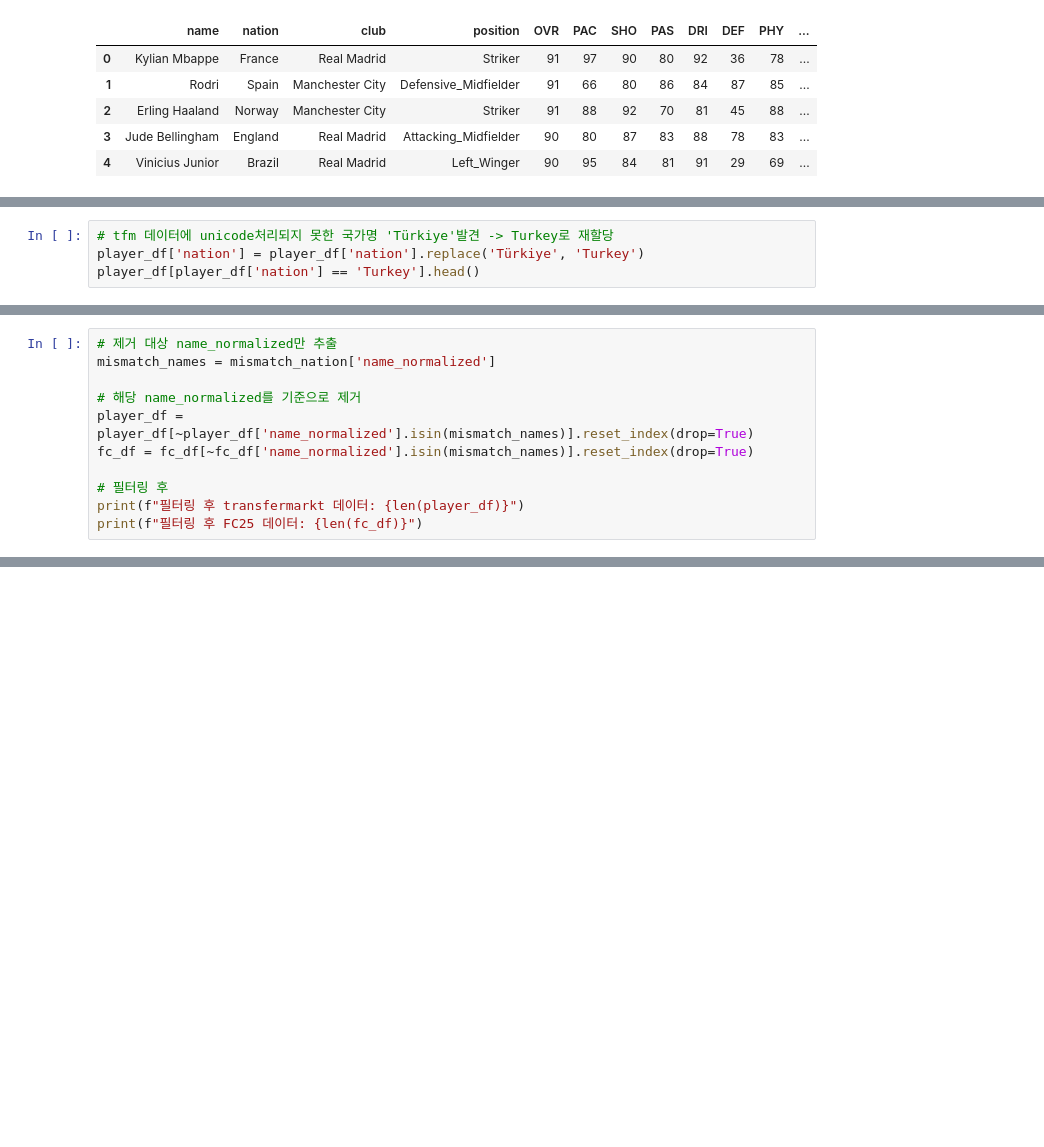
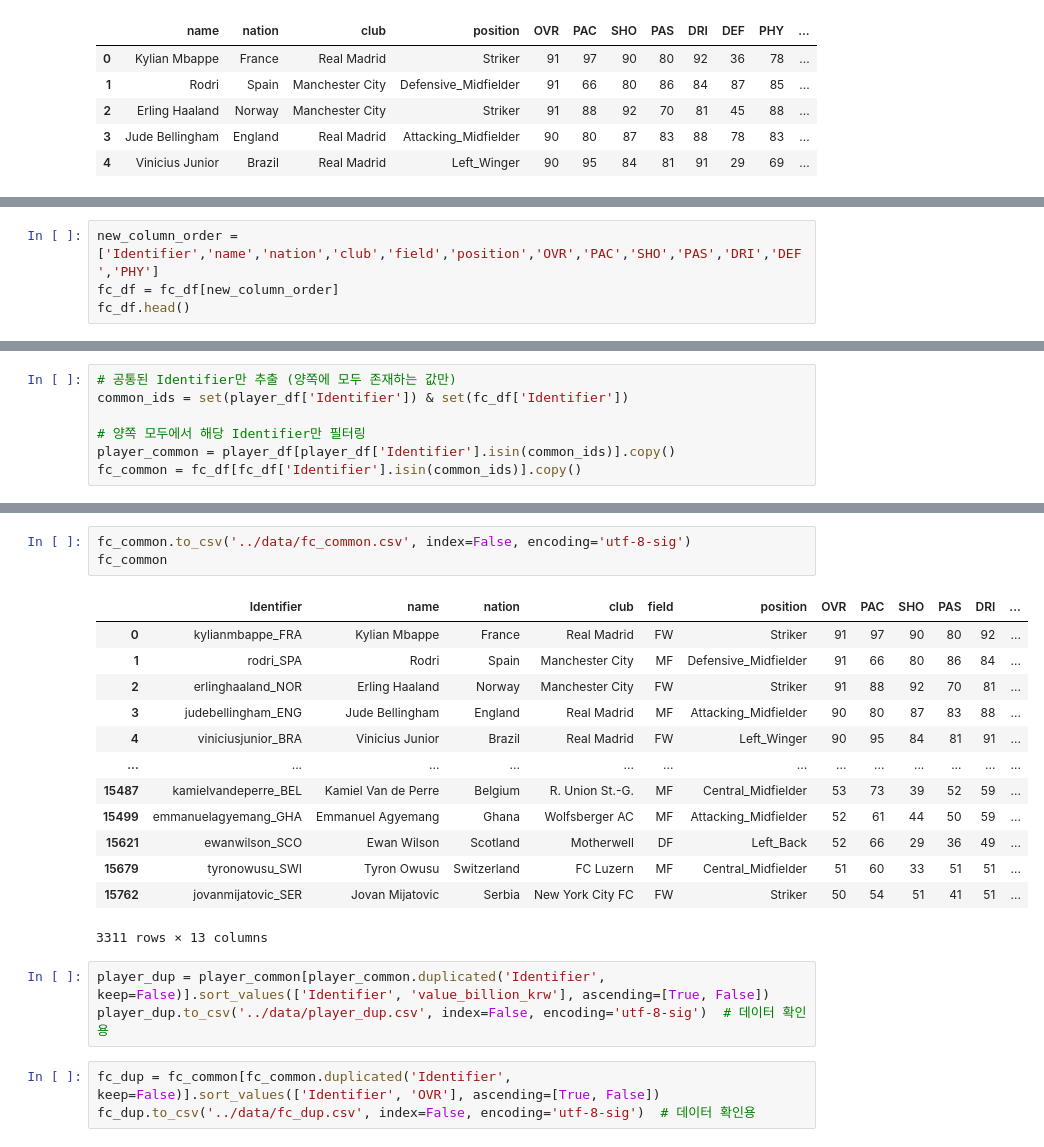
Before and after one commit to sesac-dragon/project_jeon99yu, a Jupyter notebook: notebooks/fc25_cleaning.ipynb, the cells around one changed output, grey strips where cells are left out. Cells and saved outputs as stored; diff of their text form; blank space fills up the shorter version.

```diff
--- a/notebooks/fc25_cleaning.ipynb
+++ b/notebooks/fc25_cleaning.ipynb
@@ -354,4 +241,0 @@ fc_df.to_csv('../data/cleaning_fc1.csv', index=False, encoding='utf-8-sig')
-# %%
-# tfm 데이터에 unicode처리되지 못한 국가명 'Türkiye'발견 -> Turkey로 재할당
-player_df['nation'] = player_df['nation'].replace('Türkiye', 'Turkey')
-player_df[player_df['nation'] == 'Turkey'].head()
@@ -385,11 +241,0 @@ mismatch_nation
-# %%
-# 제거 대상 name_normalized만 추출
-mismatch_names = mismatch_nation['name_normalized']
-
-# 해당 name_normalized를 기준으로 제거
-player_df = player_df[~player_df['name_normalized'].isin(mismatch_names)].reset_index(drop=True)
-fc_df = fc_df[~fc_df['name_normalized'].isin(mismatch_names)].reset_index(drop=True)
-
-# 필터링 후
-print(f"필터링 후 transfermarkt 데이터: {len(player_df)}")
-print(f"필터링 후 FC25 데이터: {len(fc_df)}")
@@ -651,0 +242,4 @@ mismatch_pos
+# %%
+new_column_order = ['Identifier','name','nation','club','field','position','OVR','PAC','SHO','PAS','DRI','DEF','PHY']
+fc_df = fc_df[new_column_order]
+fc_df.head()
@@ -651,0 +275,7 @@ mismatch_pos
+# %%
+# 공통된 Identifier만 추출 (양쪽에 모두 존재하는 값만)
+common_ids = set(player_df['Identifier']) & set(fc_df['Identifier'])
+
+# 양쪽 모두에서 해당 Identifier만 필터링
+player_common = player_df[player_df['Identifier'].isin(common_ids)].copy()
+fc_common = fc_df[fc_df['Identifier'].isin(common_ids)].copy()
@@ -651,0 +299,23 @@ mismatch_pos
+# %%
+fc_common.to_csv('../data/fc_common.csv', index=False, encoding='utf-8-sig')
+fc_common
+# %% [output]
+|  | Identifier | name | nation | club | field | position | OVR | PAC | SHO | PAS | DRI | ... |
+| 0 | kylianmbappe_FRA | Kylian Mbappe | France | Real Madrid | FW | Striker | 91 | 97 | 90 | 80 | 92 | ... |
+| 1 | rodri_SPA | Rodri | Spain | Manchester City | MF | Defensive_Midfielder | 91 | 66 | 80 | 86 | 84 | ... |
+| 2 | erlinghaaland_NOR | Erling Haaland | Norway | Manchester City | FW | Striker | 91 | 88 | 92 | 70 | 81 | ... |
+| 3 | judebellingham_ENG | Jude Bellingham | England | Real Madrid | MF | Attacking_Midfielder | 90 | 80 | 87 | 83 | 88 | ... |
+| 4 | viniciusjunior_BRA | Vinicius Junior | Brazil | Real Madrid | FW | Left_Winger | 90 | 95 | 84 | 81 | 91 | ... |
+| ... | ... | ... | ... | ... | ... | ... | ... | ... | ... | ... | ... | ... |
+| 15487 | kamielvandeperre_BEL | Kamiel Van de Perre | Belgium | R. Union St.-G. | MF | Central_Midfielder | 53 | 73 | 39 | 52 | 59 | ... |
+| 15499 | emmanuelagyemang_GHA | Emmanuel Agyemang | Ghana | Wolfsberger AC | MF | Attacking_Midfielder | 52 | 61 | 44 | 50 | 59 | ... |
+| 15621 | ewanwilson_SCO | Ewan Wilson | Scotland | Motherwell | DF | Left_Back | 52 | 66 | 29 | 36 | 49 | ... |
+| 15679 | tyronowusu_SWI | Tyron Owusu | Switzerland | FC Luzern | MF | Central_Midfielder | 51 | 60 | 33 | 51 | 51 | ... |
+| 15762 | jovanmijatovic_SER | Jovan Mijatovic | Serbia | New York City FC | FW | Striker | 50 | 54 | 51 | 41 | 51 | ... |
+3311 rows × 13 columns
+# %%
+player_dup = player_common[player_common.duplicated('Identifier', keep=False)].sort_values(['Identifier', 'value_billion_krw'], ascending=[True, False])
+player_dup.to_csv('../data/player_dup.csv', index=False, encoding='utf-8-sig')  # 데이터 확인용
+# %%
+fc_dup = fc_common[fc_common.duplicated('Identifier', keep=False)].sort_values(['Identifier', 'OVR'], ascending=[True, False])
+fc_dup.to_csv('../data/fc_dup.csv', index=False, encoding='utf-8-sig')  # 데이터 확인용
```
Also changed, not shown: parts of 87 cells of this notebook.
